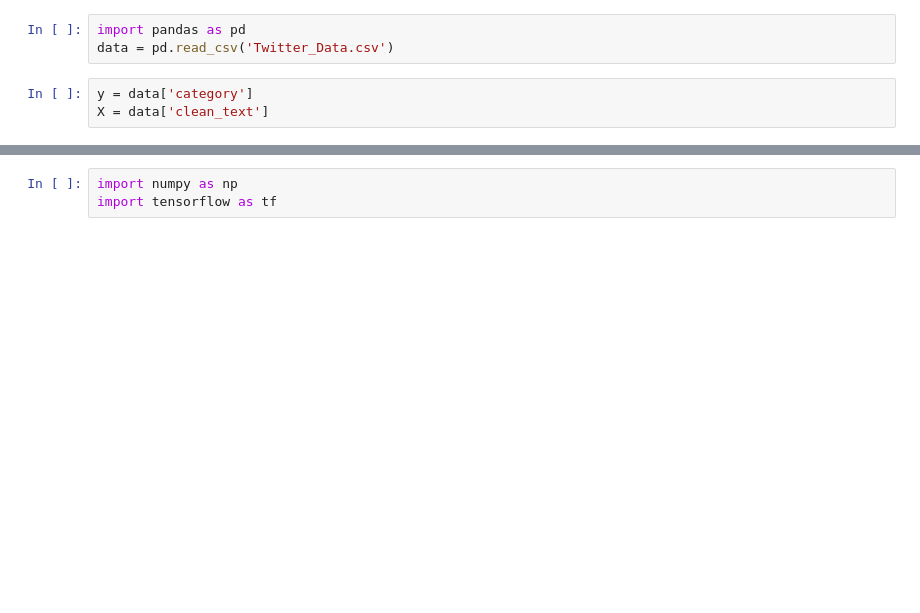
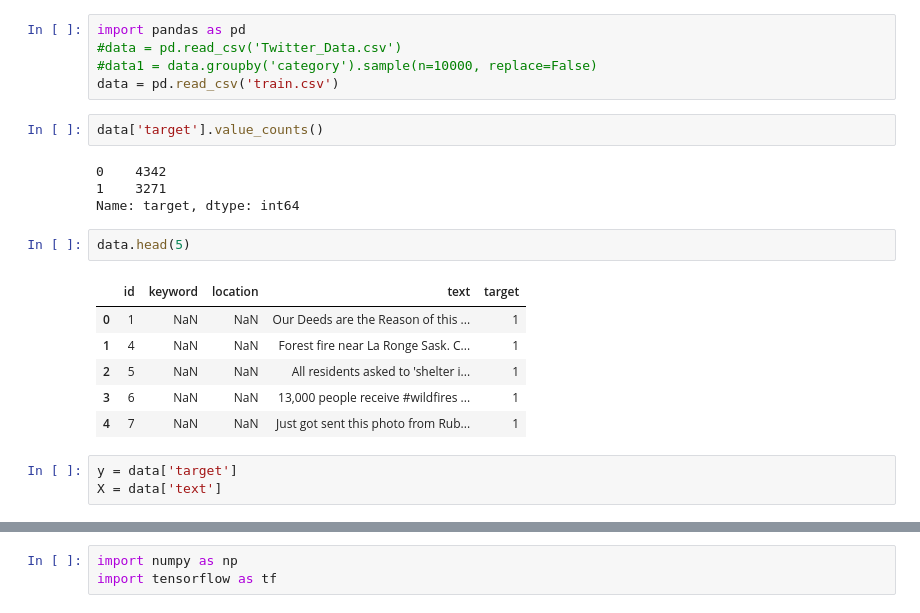
Before and after one commit to timschutte/Project-Machine-Learning, a Jupyter notebook: model_notebook.ipynb, the cells around one changed output, grey strips where cells are left out. Saved outputs shown, nothing was run; the diff lists cells and outputs as text; blank space fills up the shorter version.

```diff
--- a/model_notebook.ipynb
+++ b/model_notebook.ipynb
@@ -1,9 +1,26 @@
 # %%
 import pandas as pd
-data = pd.read_csv('Twitter_Data.csv')
+#data = pd.read_csv('Twitter_Data.csv')
+#data1 = data.groupby('category').sample(n=10000, replace=False)
+data = pd.read_csv('train.csv')
+# %%
+data['target'].value_counts()
+# %% [output]
+0    4342
+1    3271
+Name: target, dtype: int64
+# %%
+data.head(5)
+# %% [output]
+|  | id | keyword | location | text | target |
+| 0 | 1 | NaN | NaN | Our Deeds are the Reason of this ... | 1 |
+| 1 | 4 | NaN | NaN | Forest fire near La Ronge Sask. C... | 1 |
+| 2 | 5 | NaN | NaN | All residents asked to 'shelter i... | 1 |
+| 3 | 6 | NaN | NaN | 13,000 people receive #wildfires ... | 1 |
+| 4 | 7 | NaN | NaN | Just got sent this photo from Rub... | 1 |
 # %%
-y = data['category']
-X = data['clean_text']
+y = data['target']
+X = data['text']
 # %%
 print(y.shape)
 print(X.shape)
```
Also changed, not shown: parts of 14 cells of this notebook, 2 other files.
